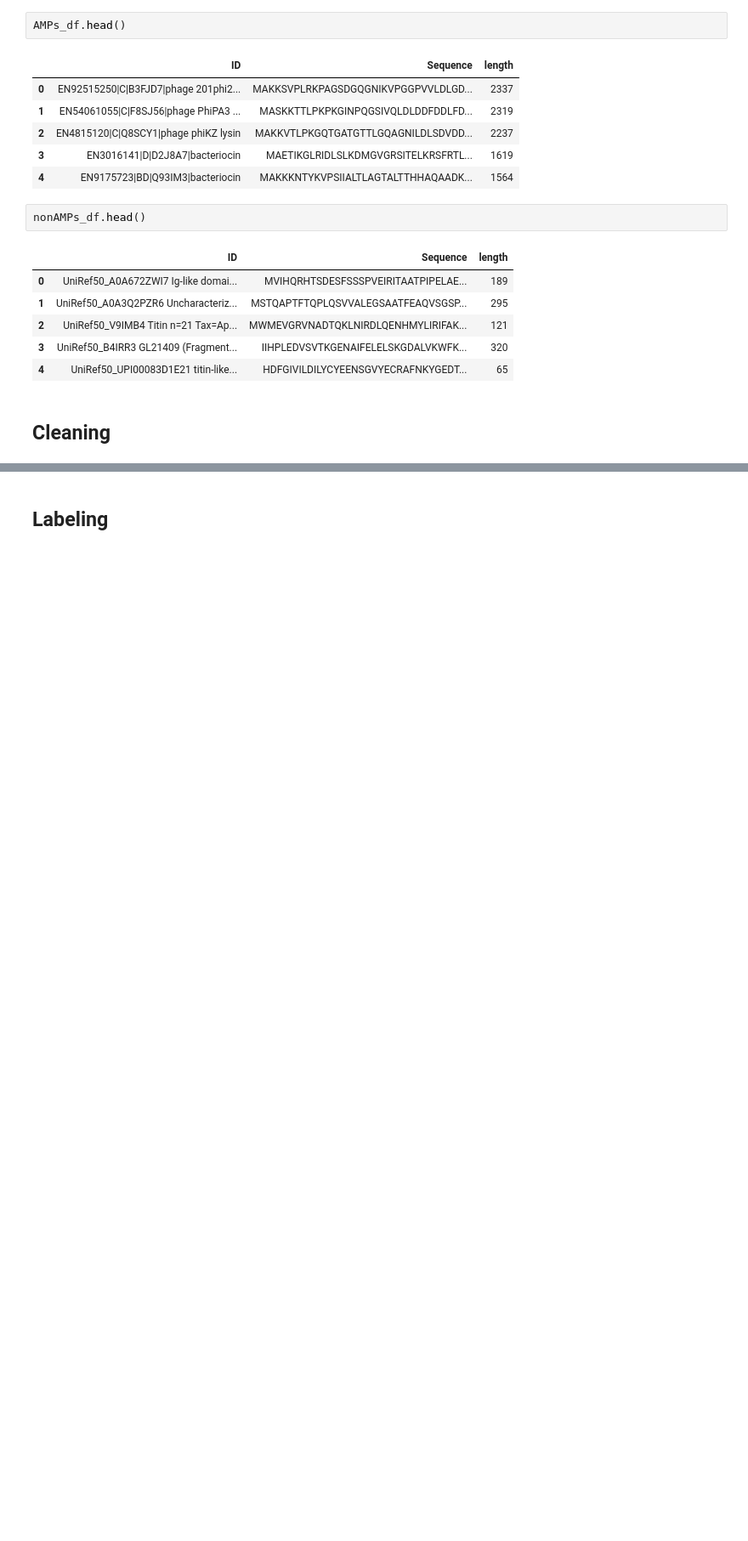
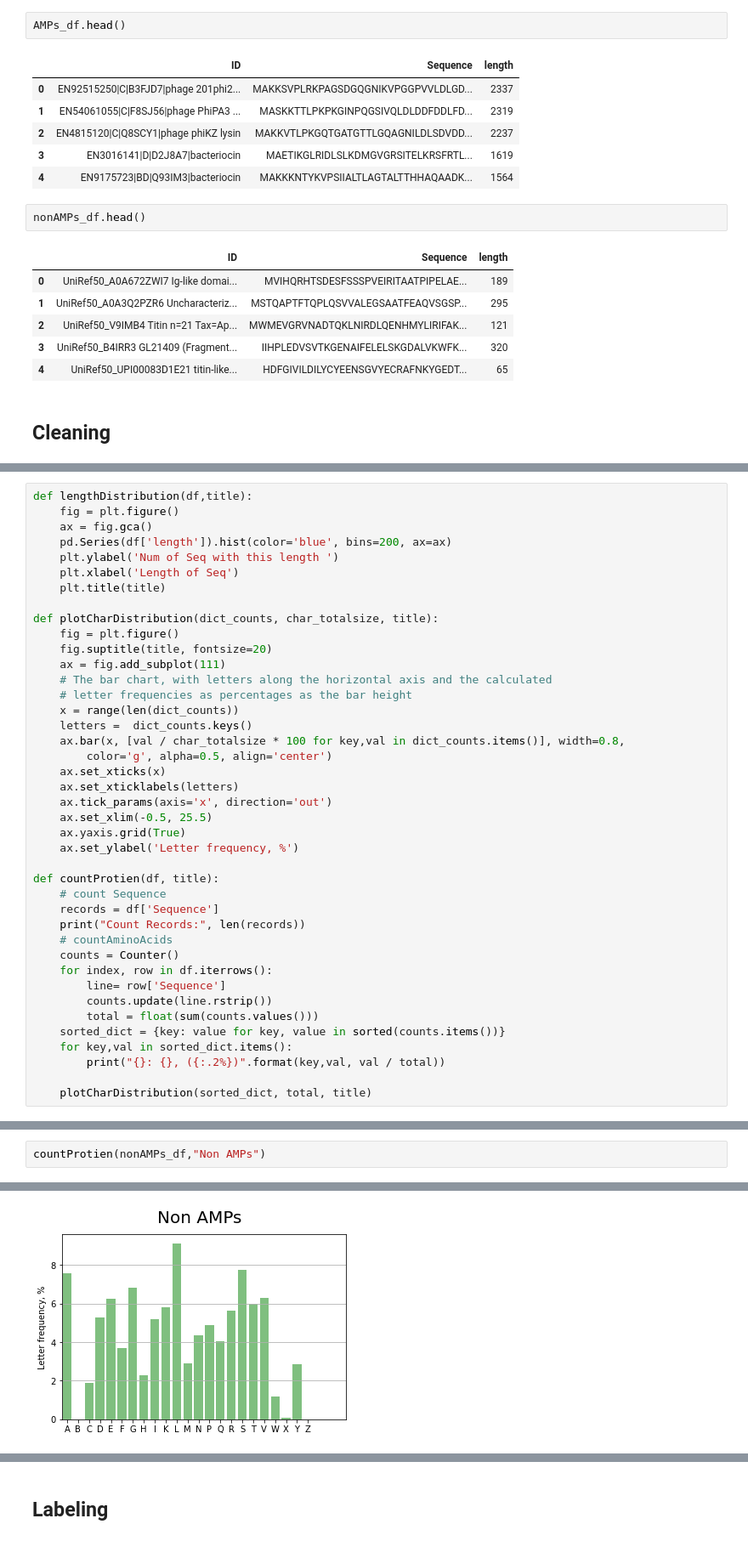
Before and after one commit to silenus092/AMPsDetector, a Jupyter notebook: DataPrep/DataPrep.ipynb, the cells around one changed output, grey strips where cells are left out. Shown at 85% size. Cells and saved outputs as stored; diff of their text form; blank space fills up the shorter version.

```diff
--- a/DataPrep/DataPrep.ipynb
+++ b/DataPrep/DataPrep.ipynb
@@ -194,2 +222,43 @@ def lengthDistribution(df,title):
+# %%
+def lengthDistribution(df,title):
+    fig = plt.figure()
+    ax = fig.gca()
+    pd.Series(df['length']).hist(color='blue', bins=200, ax=ax)
+    plt.ylabel('Num of Seq with this length ')
+    plt.xlabel('Length of Seq')
+    plt.title(title)
+
+def plotCharDistribution(dict_counts, char_totalsize, title):
+    fig = plt.figure()
+    fig.suptitle(title, fontsize=20)
+    ax = fig.add_subplot(111)
+    # The bar chart, with letters along the horizontal axis and the calculated
+    # letter frequencies as percentages as the bar height
+    x = range(len(dict_counts))
+    letters =  dict_counts.keys()
+    ax.bar(x, [val / char_totalsize * 100 for key,val in dict_counts.items()], width=0.8,
+        color='g', alpha=0.5, align='center')
+    ax.set_xticks(x)
+    ax.set_xticklabels(letters)
+    ax.tick_params(axis='x', direction='out')
+    ax.set_xlim(-0.5, 25.5)
+    ax.yaxis.grid(True)
+    ax.set_ylabel('Letter frequency, %')
+
+def countProtien(df, title):
+    # count Sequence
+    records = df['Sequence']
+    print("Count Records:", len(records))
+    # countAminoAcids
+    counts = Counter()
+    for index, row in df.iterrows():
+        line= row['Sequence']
+        counts.update(line.rstrip())
+        total = float(sum(counts.values()))
+    sorted_dict = {key: value for key, value in sorted(counts.items())}
+    for key,val in sorted_dict.items():
+        print("{}: {}, ({:.2%})".format(key,val, val / total))
+
+    plotCharDistribution(sorted_dict, total, title)
 # %%
 lengthDistribution(nonAMPs_df,"Non Amps")
@@ -197,0 +269,3 @@ Canvas(toolbar=Toolbar(toolitems=[('Home', 'Reset original view', 'home', 'home'
+# %%
+countProtien(nonAMPs_df,"Non AMPs")
+# %% [output]
@@ -197,0 +289 @@ Canvas(toolbar=Toolbar(toolitems=[('Home', 'Reset original view', 'home', 'home'
+[figure, added]
```
Also changed, not shown: parts of 24 cells of this notebook, 6 other files.
